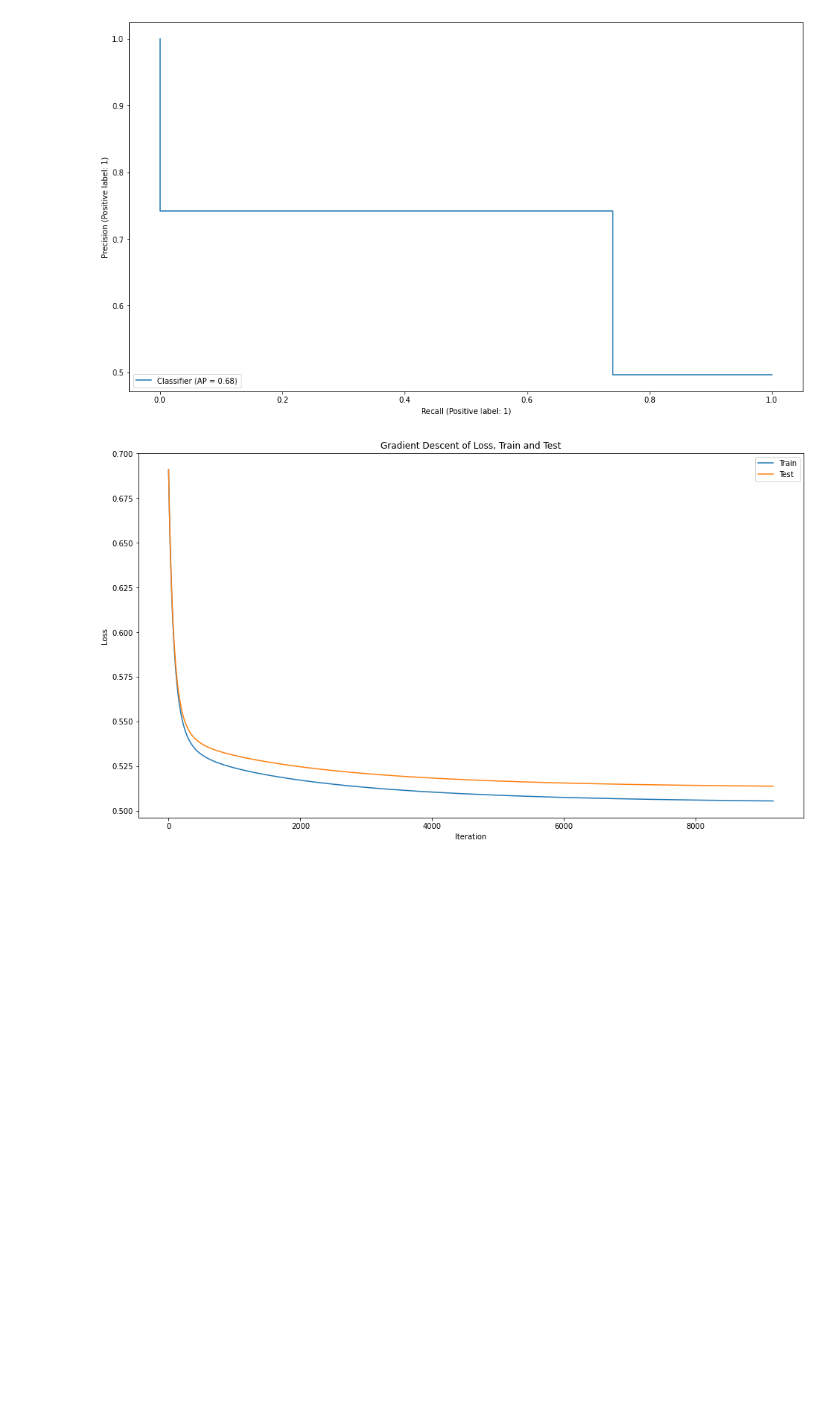
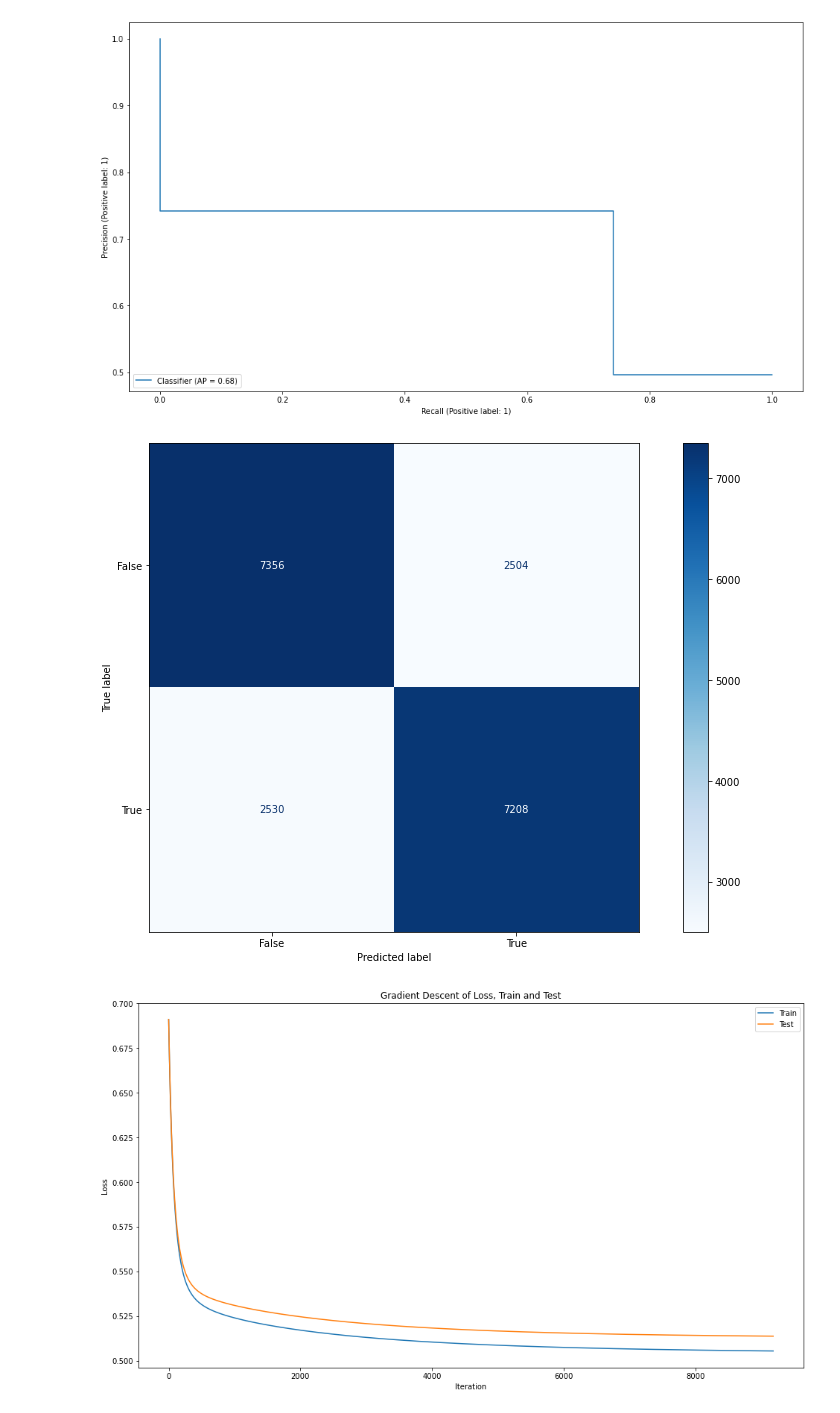
Before and after one commit to yilewang/NeuralNetMath_Project, a Jupyter notebook: fast_logistic_regression.ipynb, the cells around one changed output. Saved outputs shown, nothing was run; the diff lists cells and outputs as text; code cells hidden in the pictures; blank space fills up the shorter version.

Commit message:
fix some python class function names (add underscores to certain functions); add the confusion matrix plot in the notebook

```diff
--- a/fast_logistic_regression.ipynb
+++ b/fast_logistic_regression.ipynb
@@ -138,11 +138,11 @@ class Modeling:
         y_hat = self._y_hat(S)
         return np.dot(S.transpose(), (y_hat - y))
 
-    def gradient_iteration(self, S, data_y):
+    def _gradient_iteration(self, S, data_y):
         d_loss = 1/len(data_y) * self._gradient_descent_func(S, data_y)
         return d_loss
 
-    def gradient_descent(self, S, data_y, S_test = None, data_y_test = None):
+    def _gradient_descent(self, S, data_y, S_test = None, data_y_test = None):
 
         # gradient descent
         grad = []
@@ -153,7 +153,7 @@ class Modeling:
         gradnorm = np.inf
         while gradnorm >= 0.001 and t <= self.max_iters:
             stime = time.time()
-            gt = self.gradient_iteration(S, data_y)
+            gt = self._gradient_iteration(S, data_y)
             self.theta = self.theta - self.gamma*gt
             gradnorm = np.max(np.abs(gt))
             lss = self._loss_func(S, data_y)
@@ -180,7 +180,7 @@ class Modeling:
             S_test = self._S_one(data_x_test)
         else:
             S_test = None
-        grad, loss, thetas, loss_test = self.gradient_descent(S, data_y, S_test, data_y_test)
+        grad, loss, thetas, loss_test = self._gradient_descent(S, data_y, S_test, data_y_test)
         return grad, loss, thetas, loss_test
 
 
@@ -249,6 +249,14 @@ PrecisionRecallDisplay.from_predictions(y_test, y_hat_test_binary)
 plt.show()
 # %% [output]
 [figure]
+# %%
+# Confusion Matrix
+cm = confusion_matrix(y_test, y_hat_test_binary)
+cm_display = ConfusionMatrixDisplay(confusion_matrix = cm, display_labels = [False, True])
+cm_display.plot(cmap=plt.cm.Blues)
+plt.show()
+# %% [output]
+[figure, added]
 # %%
 fig = plt.figure()
 axes = fig.add_subplot(111)
```
Also changed, not shown: parts of 3 cells of this notebook.
